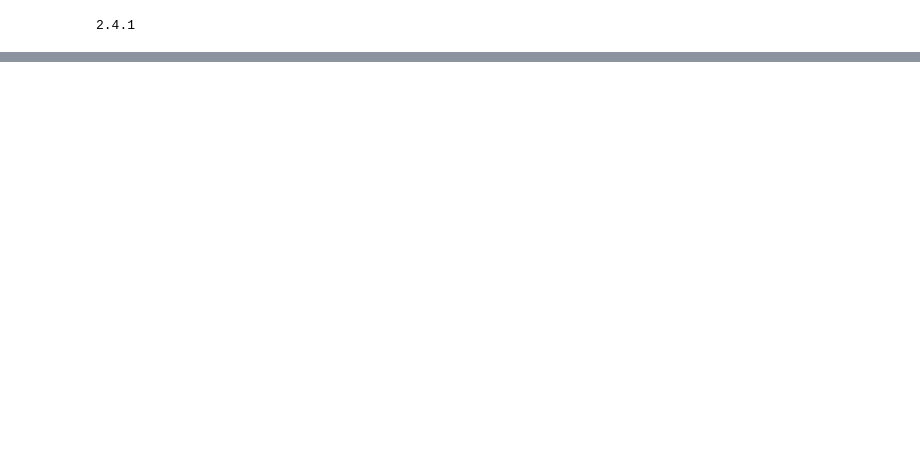
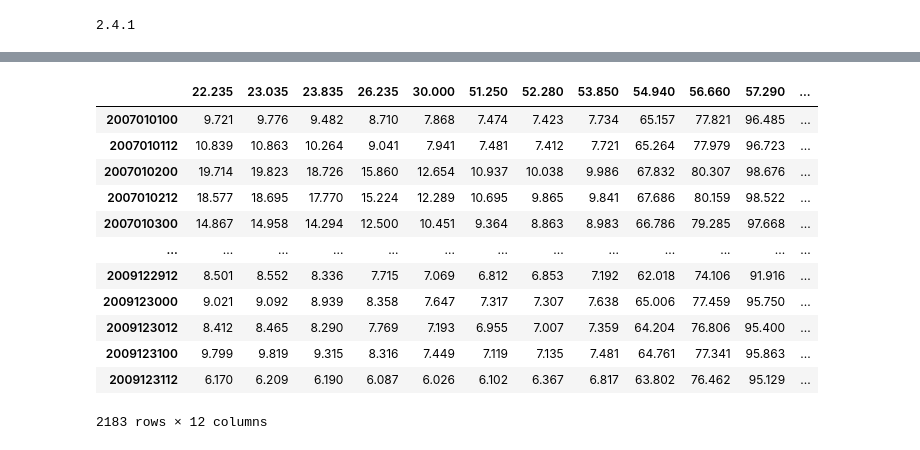
Before and after one commit to Jacob045/Code-for-Graduation-Project, a Jupyter notebook: Machine_Learning/NN_Temperature.ipynb, the cells around one changed output, grey strips where cells are left out. Saved outputs shown, nothing was run; the diff lists cells and outputs as text; code cells hidden in the pictures; blank space fills up the shorter version.

```diff
--- a/Machine_Learning/NN_Temperature.ipynb
+++ b/Machine_Learning/NN_Temperature.ipynb
@@ -214,0 +219,19 @@ dtype: float64
+# %%
+from Extract_simulated_brightness_temperature import extract
+
+data = extract()
+data
+# %% [output]
+|  | 22.235 | 23.035 | 23.835 | 26.235 | 30.000 | 51.250 | 52.280 | 53.850 | 54.940 | 56.660 | 57.290 | ... |
+| 2007010100 | 9.721 | 9.776 | 9.482 | 8.710 | 7.868 | 7.474 | 7.423 | 7.734 | 65.157 | 77.821 | 96.485 | ... |
+| 2007010112 | 10.839 | 10.863 | 10.264 | 9.041 | 7.941 | 7.481 | 7.412 | 7.721 | 65.264 | 77.979 | 96.723 | ... |
+| 2007010200 | 19.714 | 19.823 | 18.726 | 15.860 | 12.654 | 10.937 | 10.038 | 9.986 | 67.832 | 80.307 | 98.676 | ... |
+| 2007010212 | 18.577 | 18.695 | 17.770 | 15.224 | 12.289 | 10.695 | 9.865 | 9.841 | 67.686 | 80.159 | 98.522 | ... |
+| 2007010300 | 14.867 | 14.958 | 14.294 | 12.500 | 10.451 | 9.364 | 8.863 | 8.983 | 66.786 | 79.285 | 97.668 | ... |
+| ... | ... | ... | ... | ... | ... | ... | ... | ... | ... | ... | ... | ... |
+| 2009122912 | 8.501 | 8.552 | 8.336 | 7.715 | 7.069 | 6.812 | 6.853 | 7.192 | 62.018 | 74.106 | 91.916 | ... |
+| 2009123000 | 9.021 | 9.092 | 8.939 | 8.358 | 7.647 | 7.317 | 7.307 | 7.638 | 65.006 | 77.459 | 95.750 | ... |
+| 2009123012 | 8.412 | 8.465 | 8.290 | 7.769 | 7.193 | 6.955 | 7.007 | 7.359 | 64.204 | 76.806 | 95.400 | ... |
+| 2009123100 | 9.799 | 9.819 | 9.315 | 8.316 | 7.449 | 7.119 | 7.135 | 7.481 | 64.761 | 77.341 | 95.863 | ... |
+| 2009123112 | 6.170 | 6.209 | 6.190 | 6.087 | 6.026 | 6.102 | 6.367 | 6.817 | 63.802 | 76.462 | 95.129 | ... |
+2183 rows × 12 columns
```
Also changed, not shown: parts of 16 cells of this notebook, 6 other files.
